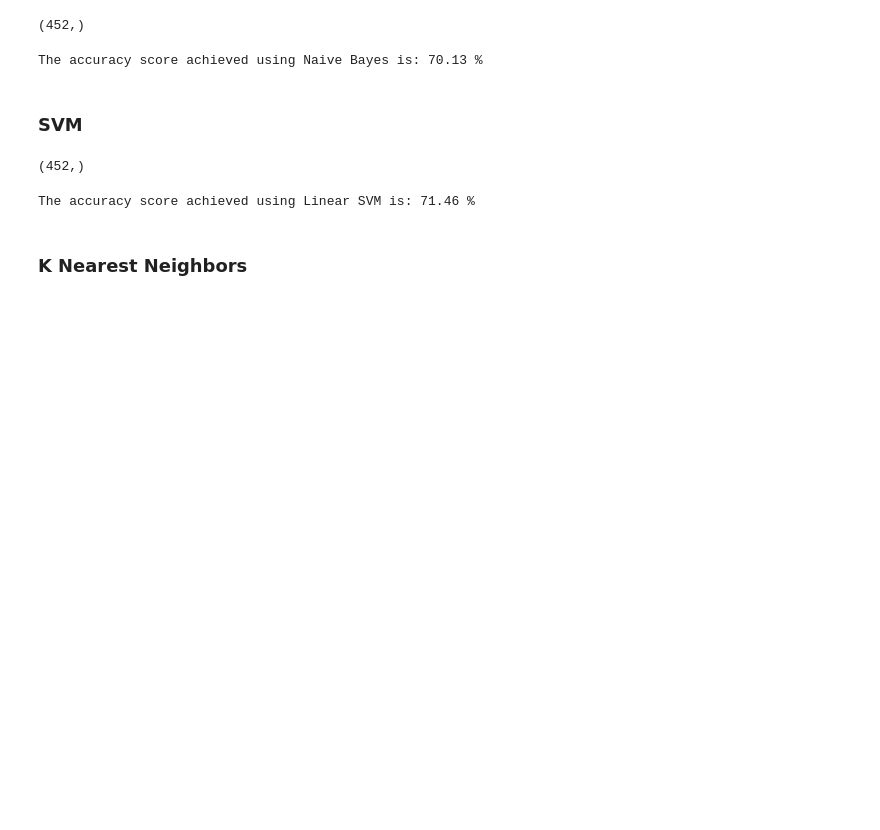
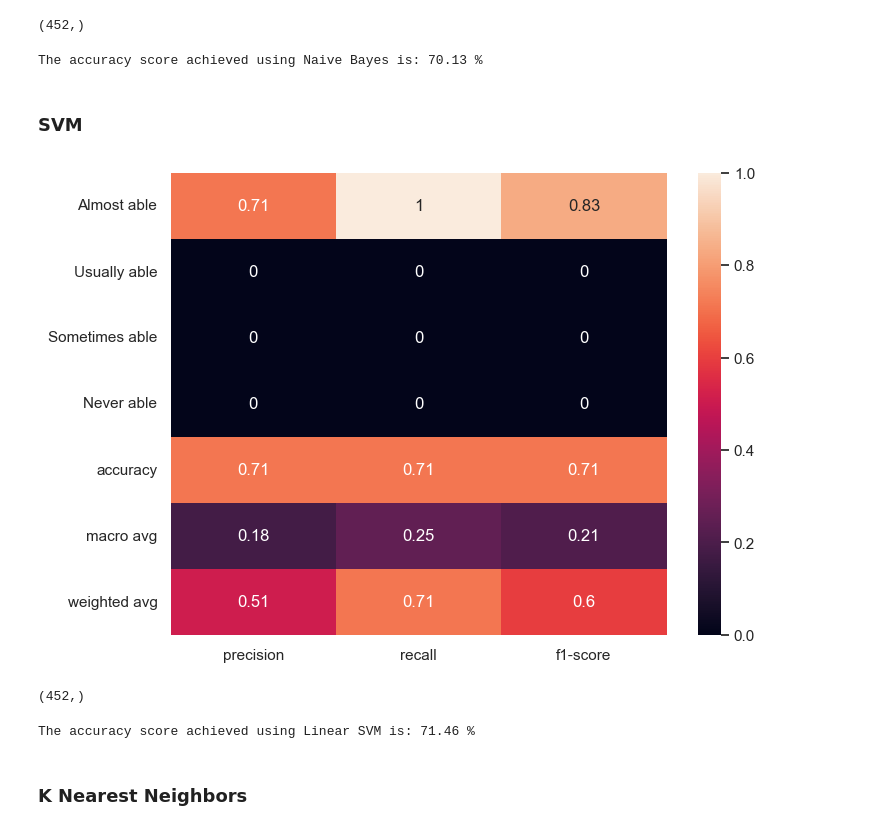
Before and after one commit to FuminoonimuF/nhanes, a Jupyter notebook: Analysis about ED.ipynb, the cells around one changed output. Drawn from its saved outputs; the diff is of its cells as text; code cells hidden in the pictures; blank space fills up the shorter version.

```diff
--- a/Analysis about ED.ipynb
+++ b/Analysis about ED.ipynb
@@ -162,11 +181,19 @@ The accuracy score achieved using Naive Bayes is: 70.13 %
 # %%
 from sklearn import svm
 
 sv = svm.SVC(kernel='linear')
 
 sv.fit(X_train, Y_train)
 
 Y_pred_svm = sv.predict(X_test)
+
+svm_report = classification_report(Y_test,Y_pred_svm,output_dict=True,target_names=target_names)
+
+plt.figure(figsize=(8,6))
+sns.heatmap(pd.DataFrame(svm_report).iloc[:-1, :].T, annot=True)
+plt.show()
+# %% [output]
+[figure, added]
 # %%
 Y_pred_svm.shape
 # %% [output]
```
Also changed, not shown: parts of 9 cells of this notebook, 18 other files.
